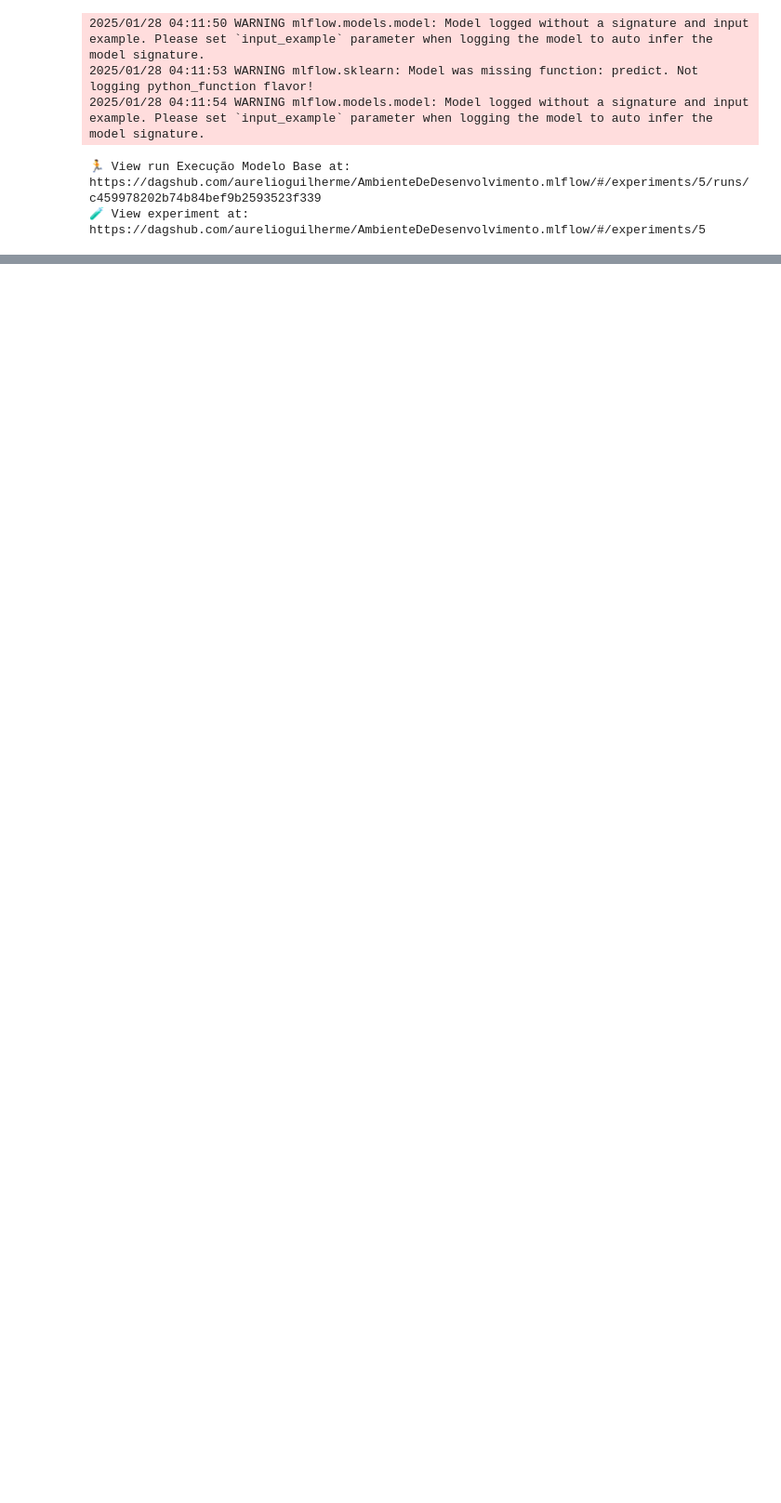
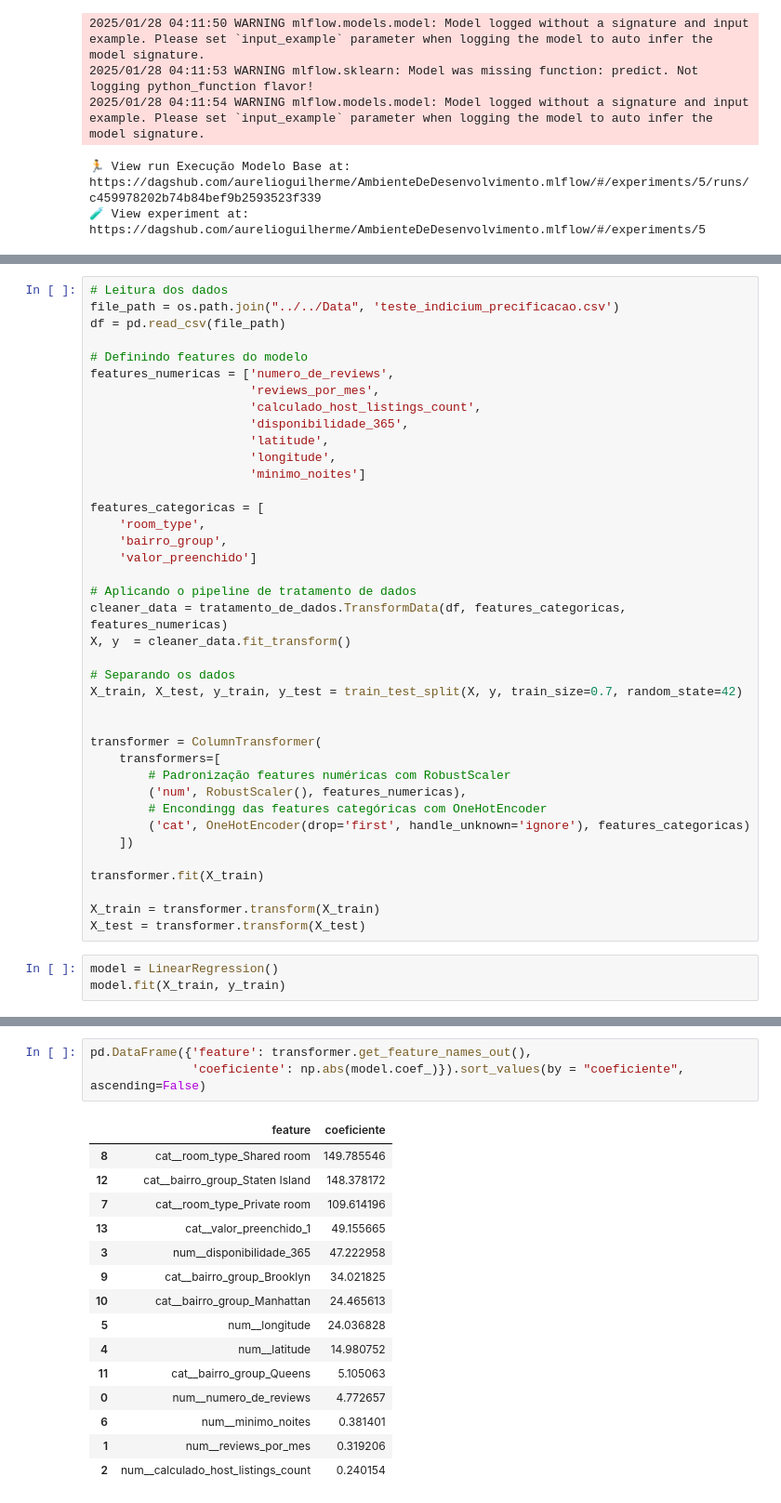
Before and after one commit to AurelioGuilherme/AmbienteDeDesenvolvimento, a Jupyter notebook: Notebooks/Models-Notebooks/modelo_regressao_linear_multipla.ipynb, the cells around one changed output, grey strips where cells are left out. Shown at 93% size. Drawn from its saved outputs; the diff is of its cells as text; blank space fills up the shorter version.

```diff
--- a/Notebooks/Models-Notebooks/modelo_regressao_linear_multipla.ipynb
+++ b/Notebooks/Models-Notebooks/modelo_regressao_linear_multipla.ipynb
@@ -152,0 +163,42 @@ with mlflow.start_run(run_name='Execução Modelo Base'):
+# %%
+# Leitura dos dados
+file_path = os.path.join("../../Data", 'teste_indicium_precificacao.csv')
+df = pd.read_csv(file_path)
+
+# Definindo features do modelo
+features_numericas = ['numero_de_reviews',
+                      'reviews_por_mes',
+                      'calculado_host_listings_count',
+                      'disponibilidade_365',
+                      'latitude',
+                      'longitude',
+                      'minimo_noites']
+
+features_categoricas = [
+    'room_type',
+    'bairro_group',
+    'valor_preenchido']
+
+# Aplicando o pipeline de tratamento de dados
+cleaner_data = tratamento_de_dados.TransformData(df, features_categoricas, features_numericas)
+X, y  = cleaner_data.fit_transform()
+
+# Separando os dados
+X_train, X_test, y_train, y_test = train_test_split(X, y, train_size=0.7, random_state=42)
+
+
+transformer = ColumnTransformer(
+    transformers=[
+        # Padronização features numéricas com RobustScaler
+        ('num', RobustScaler(), features_numericas),
+        # Encondingg das features categóricas com OneHotEncoder
+        ('cat', OneHotEncoder(drop='first', handle_unknown='ignore'), features_categoricas)
+    ])
+
+transformer.fit(X_train)
+
+X_train = transformer.transform(X_train)
+X_test = transformer.transform(X_test)
+# %%
+model = LinearRegression()
+model.fit(X_train, y_train)
@@ -152,0 +221,19 @@ with mlflow.start_run(run_name='Execução Modelo Base'):
+# %%
+pd.DataFrame({'feature': transformer.get_feature_names_out(),
+              'coeficiente': np.abs(model.coef_)}).sort_values(by = "coeficiente", ascending=False)
+# %% [output]
+|  | feature | coeficiente |
+| 8 | cat__room_type_Shared room | 149.785546 |
+| 12 | cat__bairro_group_Staten Island | 148.378172 |
+| 7 | cat__room_type_Private room | 109.614196 |
+| 13 | cat__valor_preenchido_1 | 49.155665 |
+| 3 | num__disponibilidade_365 | 47.222958 |
+| 9 | cat__bairro_group_Brooklyn | 34.021825 |
+| 10 | cat__bairro_group_Manhattan | 24.465613 |
+| 5 | num__longitude | 24.036828 |
+| 4 | num__latitude | 14.980752 |
+| 11 | cat__bairro_group_Queens | 5.105063 |
+| 0 | num__numero_de_reviews | 4.772657 |
+| 6 | num__minimo_noites | 0.381401 |
+| 1 | num__reviews_por_mes | 0.319206 |
+| 2 | num__calculado_host_listings_count | 0.240154 |
```
Also changed, not shown: parts of 10 cells of this notebook, 9 other files.
